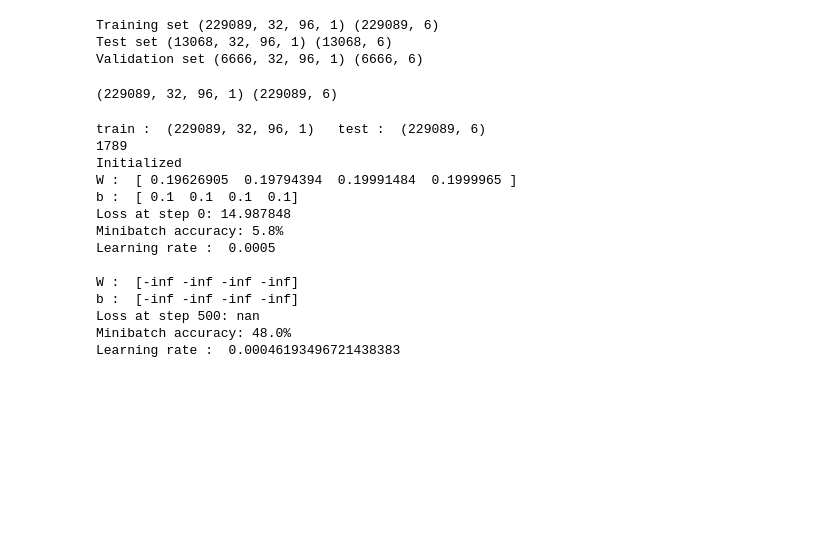
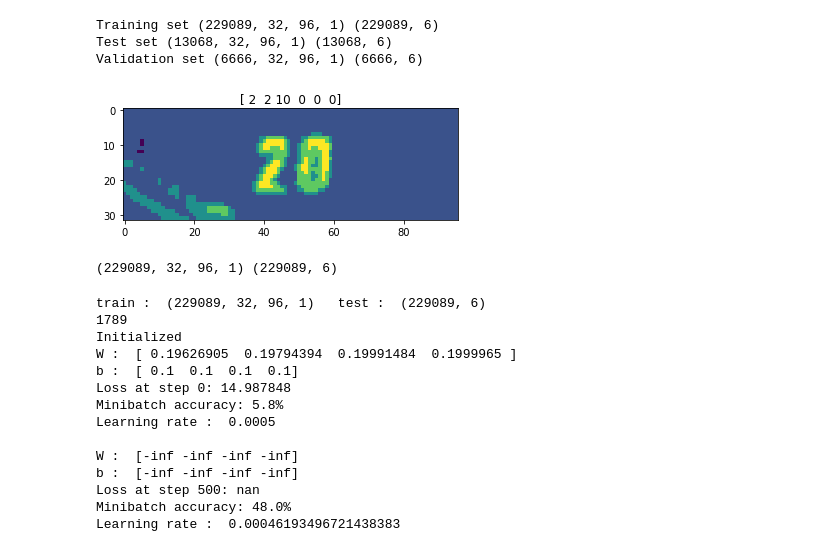
Before and after one commit to himanshubabal/Google-Street-View-House-Numbers, a Jupyter notebook: CNN_SVHN_Multi.ipynb, the cells around one changed output. Saved outputs shown, nothing was run; the diff lists cells and outputs as text; code cells hidden in the pictures; blank space fills up the shorter version.

```diff
--- a/CNN_SVHN_Multi.ipynb
+++ b/CNN_SVHN_Multi.ipynb
@@ -40,6 +41,19 @@ print('Validation set', valid_dataset.shape, valid_labels.shape)
 Training set (229089, 32, 96, 1) (229089, 6)
 Test set (13068, 32, 96, 1) (13068, 6)
 Validation set (6666, 32, 96, 1) (6666, 6)
+# %%
+def plot_img(image, title):
+    plt.imshow(image)
+    plt.title(title)
+    plt.show()
+# %%
+t_im = np.copy(test_dataset[670])
+t_lb = np.copy(test_labels[670])
+
+t_im = t_im[:,:,0]
+plot_img(t_im, t_lb)
+# %% [output]
+[figure, added]
 # %%
 train_dataset = train_dataset.astype(np.float32)
 test_dataset = test_dataset.astype(np.float32)
```
Also changed, not shown: parts of 1 cell of this notebook, 1 other file.
